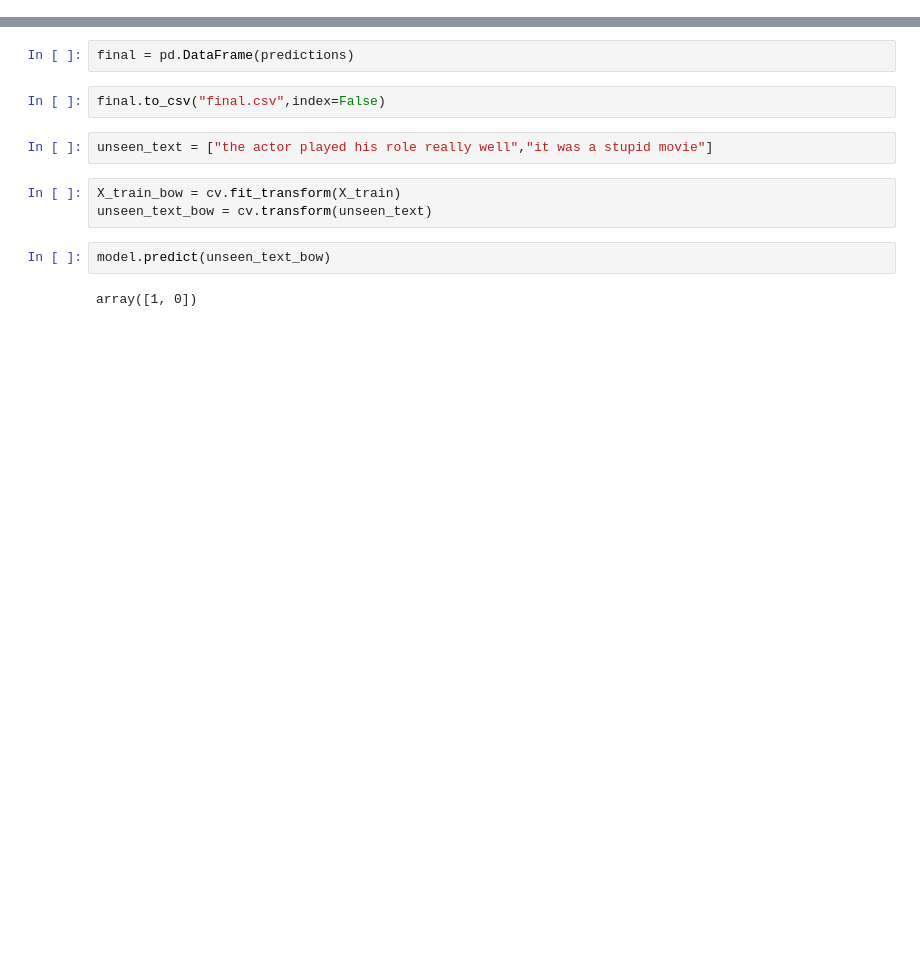
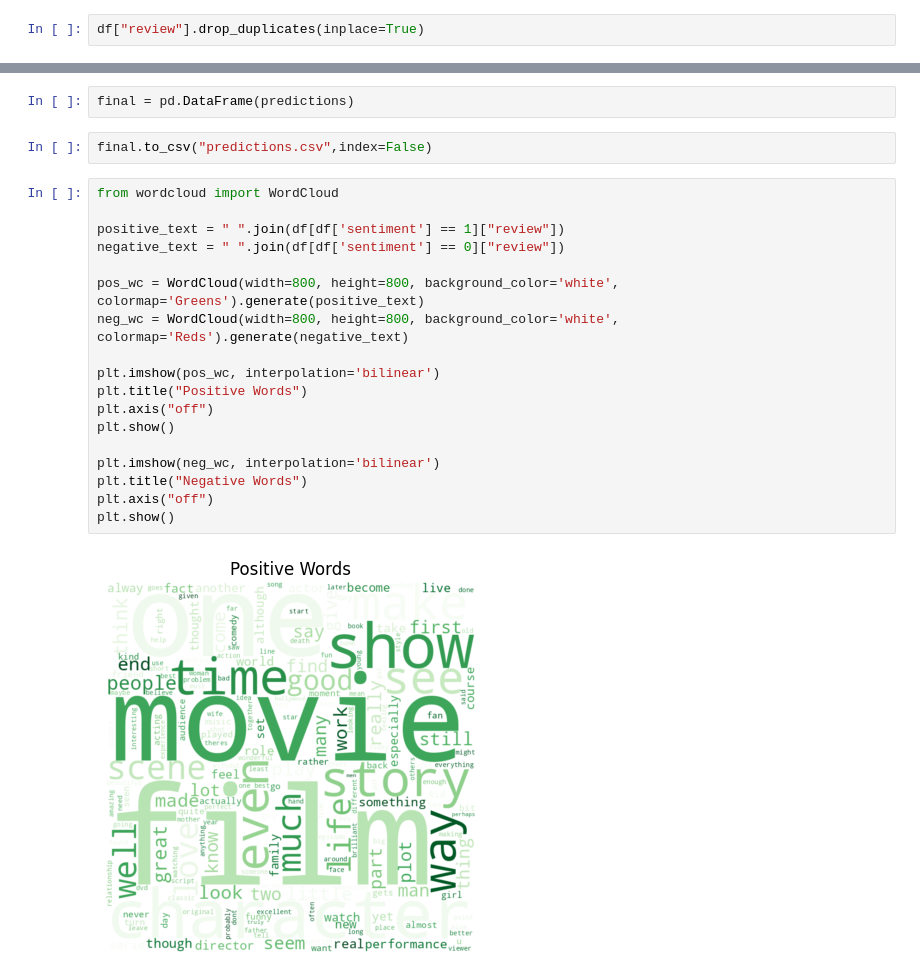
Before and after one commit to deepankumar-hub/Sentiment-analysis, a Jupyter notebook: sentiment_analysis.ipynb, the cells around one changed output, grey strips where cells are left out. Cells and saved outputs as stored; diff of their text form; blank space fills up the shorter version.

```diff
--- a/sentiment_analysis.ipynb
+++ b/sentiment_analysis.ipynb
@@ -25,6 +25,8 @@ dtype: int64
 df["sentiment"].unique()
 # %% [output]
 array(['positive', 'negative'], dtype=object)
+# %%
+df["review"].drop_duplicates(inplace=True)
 # %%
 df["review"][0]
 # %% [output]
@@ -231,13 +239,24 @@ array([[4170,  711],
 # %%
 final = pd.DataFrame(predictions)
 # %%
-final.to_csv("final.csv",index=False)
+final.to_csv("predictions.csv",index=False)
-# %%
-unseen_text = ["the actor played his role really well","it was a stupid movie"]
-# %%
-X_train_bow = cv.fit_transform(X_train)
-unseen_text_bow = cv.transform(unseen_text)
-# %%
-model.predict(unseen_text_bow)
-# %% [output]
-array([1, 0])
+# %%
+from wordcloud import WordCloud
+
+positive_text = " ".join(df[df['sentiment'] == 1]["review"])
+negative_text = " ".join(df[df['sentiment'] == 0]["review"])
+
+pos_wc = WordCloud(width=800, height=800, background_color='white', colormap='Greens').generate(positive_text)
+neg_wc = WordCloud(width=800, height=800, background_color='white', colormap='Reds').generate(negative_text)
+
+plt.imshow(pos_wc, interpolation='bilinear')
+plt.title("Positive Words")
+plt.axis("off")
+plt.show()
+
+plt.imshow(neg_wc, interpolation='bilinear')
+plt.title("Negative Words")
+plt.axis("off")
+plt.show()
+# %% [output]
+[figure, added]
```
Also changed, not shown: parts of 26 cells of this notebook.
